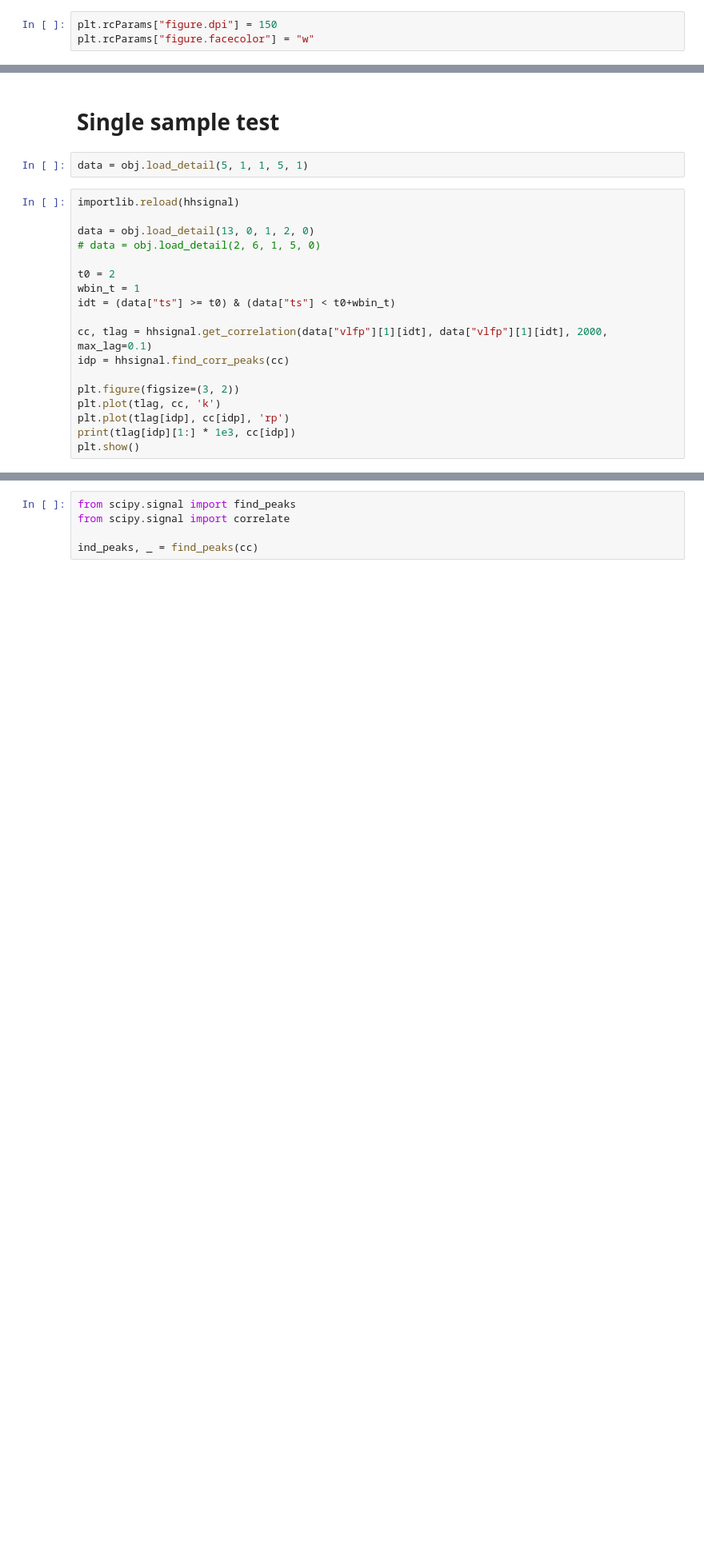
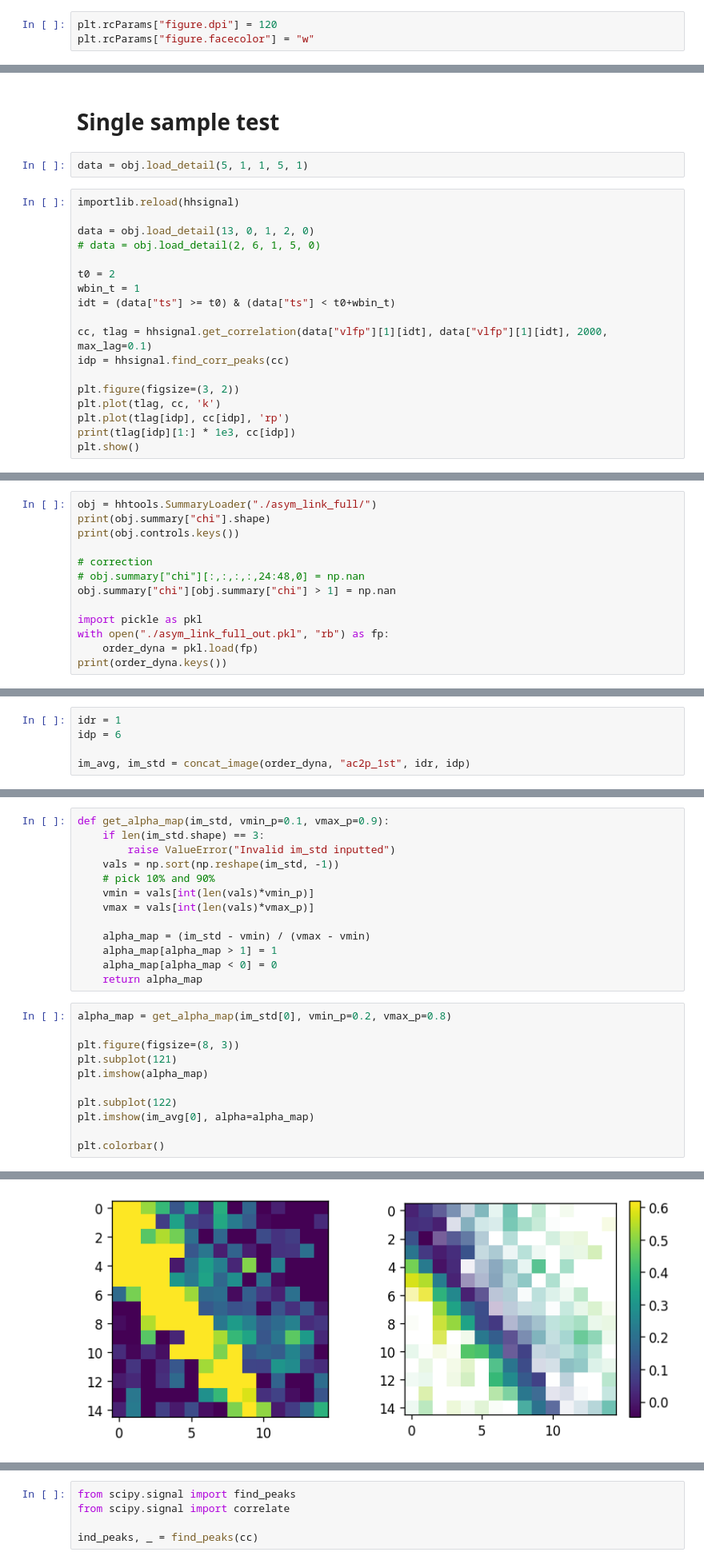
Before and after one commit to jyKim-97/hh_neuralnet, a Jupyter notebook: three_pop_mpi/asym_link_analysis.ipynb, the cells around one changed output, grey strips where cells are left out. Shown at 80% size. Drawn from its saved outputs; the diff is of its cells as text; blank space fills up the shorter version.

```diff
--- a/three_pop_mpi/asym_link_analysis.ipynb
+++ b/three_pop_mpi/asym_link_analysis.ipynb
@@ -12,5 +15,5 @@ from tqdm.notebook import tqdm
 # %%
-plt.rcParams["figure.dpi"] = 150
+plt.rcParams["figure.dpi"] = 120
 plt.rcParams["figure.facecolor"] = "w"
 # %% [markdown]
 # Check summary
@@ -77,0 +157,13 @@ plt.show()
+# %%
+obj = hhtools.SummaryLoader("./asym_link_full/")
+print(obj.summary["chi"].shape)
+print(obj.controls.keys())
+
+# correction
+# obj.summary["chi"][:,:,:,:,24:48,0] = np.nan
+obj.summary["chi"][obj.summary["chi"] > 1] = np.nan
+
+import pickle as pkl
+with open("./asym_link_full_out.pkl", "rb") as fp:
+    order_dyna = pkl.load(fp)
+print(order_dyna.keys())
@@ -77,0 +202,5 @@ plt.show()
+# %%
+idr = 1
+idp = 6
+
+im_avg, im_std = concat_image(order_dyna, "ac2p_1st", idr, idp)
@@ -77,0 +217,25 @@ plt.show()
+# %%
+def get_alpha_map(im_std, vmin_p=0.1, vmax_p=0.9):
+    if len(im_std.shape) == 3:
+        raise ValueError("Invalid im_std inputted")
+    vals = np.sort(np.reshape(im_std, -1))
+    # pick 10% and 90%
+    vmin = vals[int(len(vals)*vmin_p)]
+    vmax = vals[int(len(vals)*vmax_p)]
+
+    alpha_map = (im_std - vmin) / (vmax - vmin)
+    alpha_map[alpha_map > 1] = 1
+    alpha_map[alpha_map < 0] = 0
+    return alpha_map
+# %%
+alpha_map = get_alpha_map(im_std[0], vmin_p=0.2, vmax_p=0.8)
+
+plt.figure(figsize=(8, 3))
+plt.subplot(121)
+plt.imshow(alpha_map)
+
+plt.subplot(122)
+plt.imshow(im_avg[0], alpha=alpha_map)
+
+plt.colorbar()
+# %% [output]
@@ -77,0 +243 @@ plt.show()
+[figure, added]
```
Also changed, not shown: parts of 72 cells of this notebook, 4 other files.
